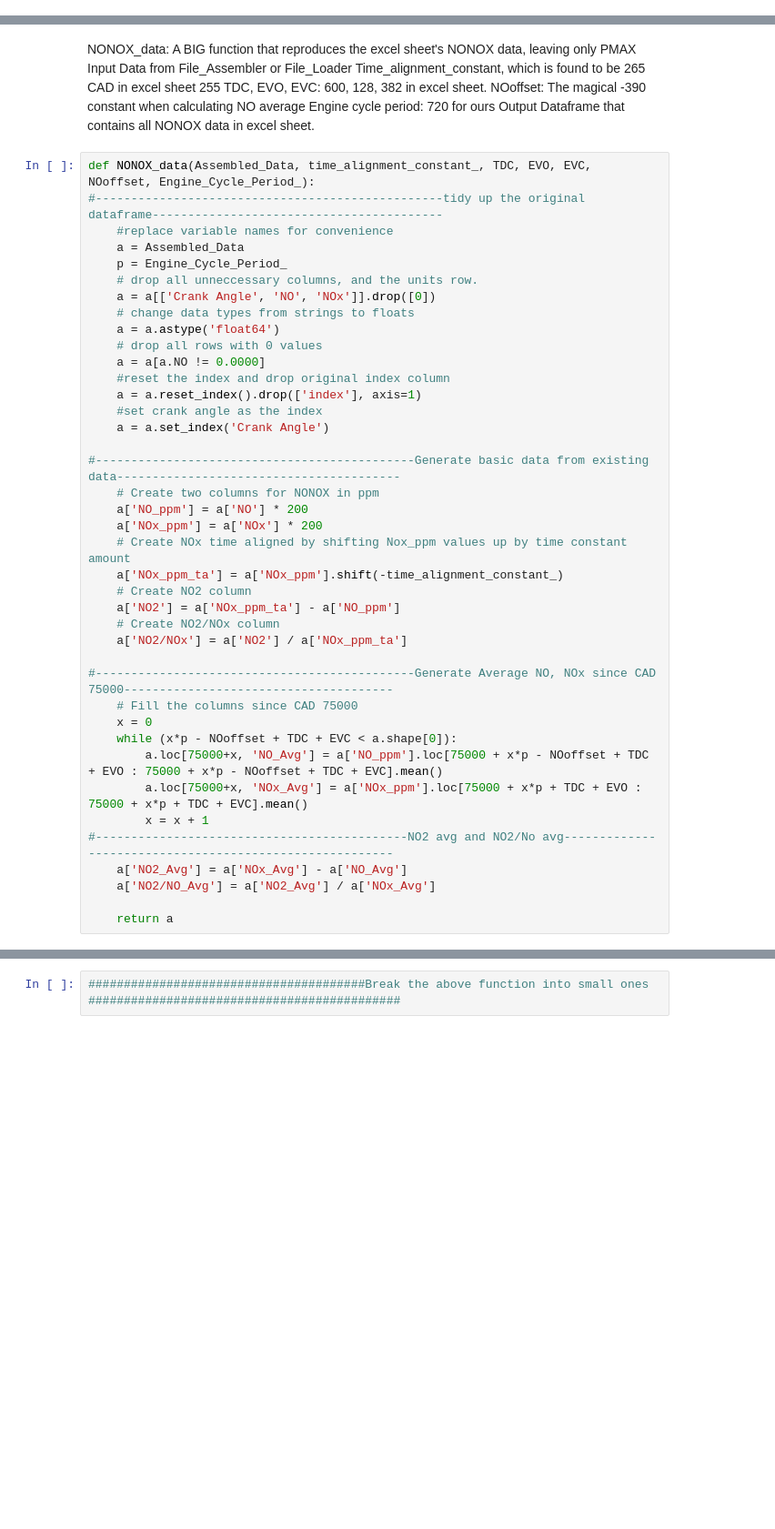
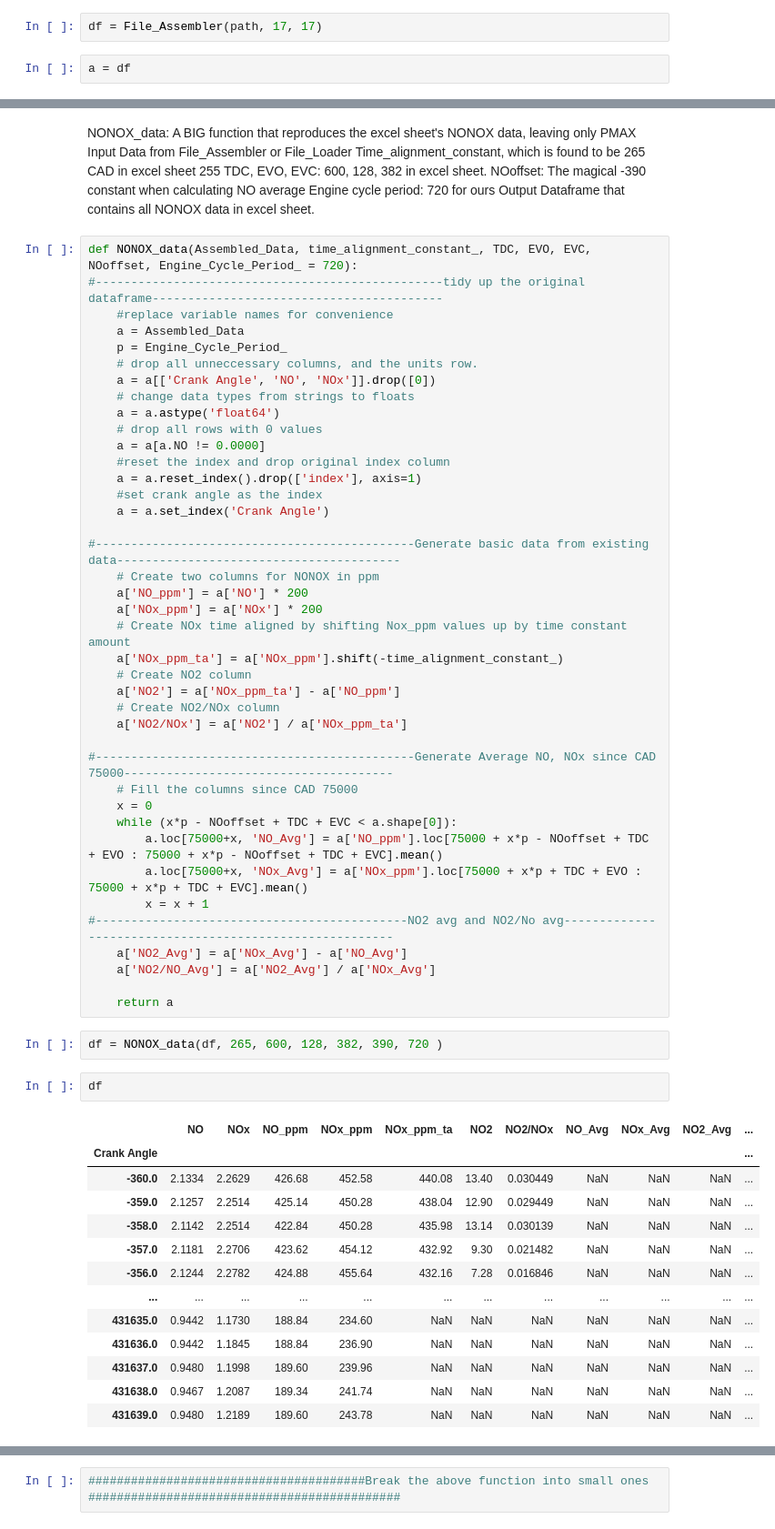
Before and after one commit to fyzhong97/Fast_NOX, a Jupyter notebook: Data_Plotter_Research.ipynb, the cells around one changed output, grey strips where cells are left out. Shown at 91% size. Cells and saved outputs as stored; diff of their text form; blank space fills up the shorter version.

```diff
--- a/Data_Plotter_Research.ipynb
+++ b/Data_Plotter_Research.ipynb
@@ -38,6 +38,10 @@ def File_Assembler(path_, file_lwr_, file_upper_):
             li.append(x)
     Assembled_File = pd.concat(li, axis=0, ignore_index=True)
     return Assembled_File
+# %%
+df = File_Assembler(path, 17, 17)
+# %%
+a = df
 # %% [markdown]
 File_Loader( )
 Used when the user only wants to load one file as an alternative
@@ -70,7 +74,7 @@ Input
 Output
     Dataframe that contains all NONOX data in excel sheet.
 # %%
-def NONOX_data(Assembled_Data, time_alignment_constant_, TDC, EVO, EVC, NOoffset, Engine_Cycle_Period_):
+def NONOX_data(Assembled_Data, time_alignment_constant_, TDC, EVO, EVC, NOoffset, Engine_Cycle_Period_ = 720):
 #-------------------------------------------------tidy up the original dataframe-----------------------------------------
     #replace variable names for convenience
     a = Assembled_Data
@@ -109,3 +113,21 @@ def NONOX_data(Assembled_Data, time_alignment_constant_, TDC, EVO, EVC, NOoffset
     a['NO2/NO_Avg'] = a['NO2_Avg'] / a['NOx_Avg']
 
     return a
+# %%
+df = NONOX_data(df, 265, 600, 128, 382, 390, 720 )
+# %%
+df
+# %% [output]
+|  | NO | NOx | NO_ppm | NOx_ppm | NOx_ppm_ta | NO2 | NO2/NOx | NO_Avg | NOx_Avg | NO2_Avg | ... |
+| Crank Angle |  |  |  |  |  |  |  |  |  |  | ... |
+| -360.0 | 2.1334 | 2.2629 | 426.68 | 452.58 | 440.08 | 13.40 | 0.030449 | NaN | NaN | NaN | ... |
+| -359.0 | 2.1257 | 2.2514 | 425.14 | 450.28 | 438.04 | 12.90 | 0.029449 | NaN | NaN | NaN | ... |
+| -358.0 | 2.1142 | 2.2514 | 422.84 | 450.28 | 435.98 | 13.14 | 0.030139 | NaN | NaN | NaN | ... |
+| -357.0 | 2.1181 | 2.2706 | 423.62 | 454.12 | 432.92 | 9.30 | 0.021482 | NaN | NaN | NaN | ... |
+| -356.0 | 2.1244 | 2.2782 | 424.88 | 455.64 | 432.16 | 7.28 | 0.016846 | NaN | NaN | NaN | ... |
+| ... | ... | ... | ... | ... | ... | ... | ... | ... | ... | ... | ... |
+| 431635.0 | 0.9442 | 1.1730 | 188.84 | 234.60 | NaN | NaN | NaN | NaN | NaN | NaN | ... |
+| 431636.0 | 0.9442 | 1.1845 | 188.84 | 236.90 | NaN | NaN | NaN | NaN | NaN | NaN | ... |
+| 431637.0 | 0.9480 | 1.1998 | 189.60 | 239.96 | NaN | NaN | NaN | NaN | NaN | NaN | ... |
+| 431638.0 | 0.9467 | 1.2087 | 189.34 | 241.74 | NaN | NaN | NaN | NaN | NaN | NaN | ... |
+| 431639.0 | 0.9480 | 1.2189 | 189.60 | 243.78 | NaN | NaN | NaN | NaN | NaN | NaN | ... |
```
Also changed, not shown: parts of 16 cells of this notebook.
